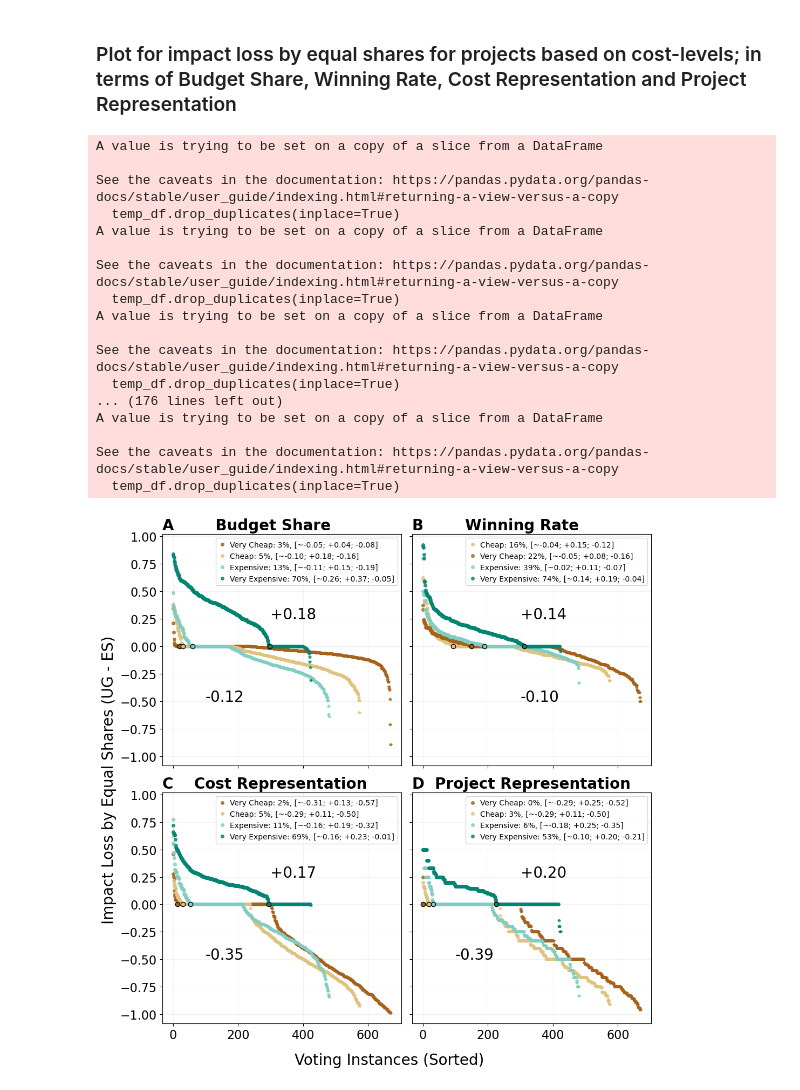
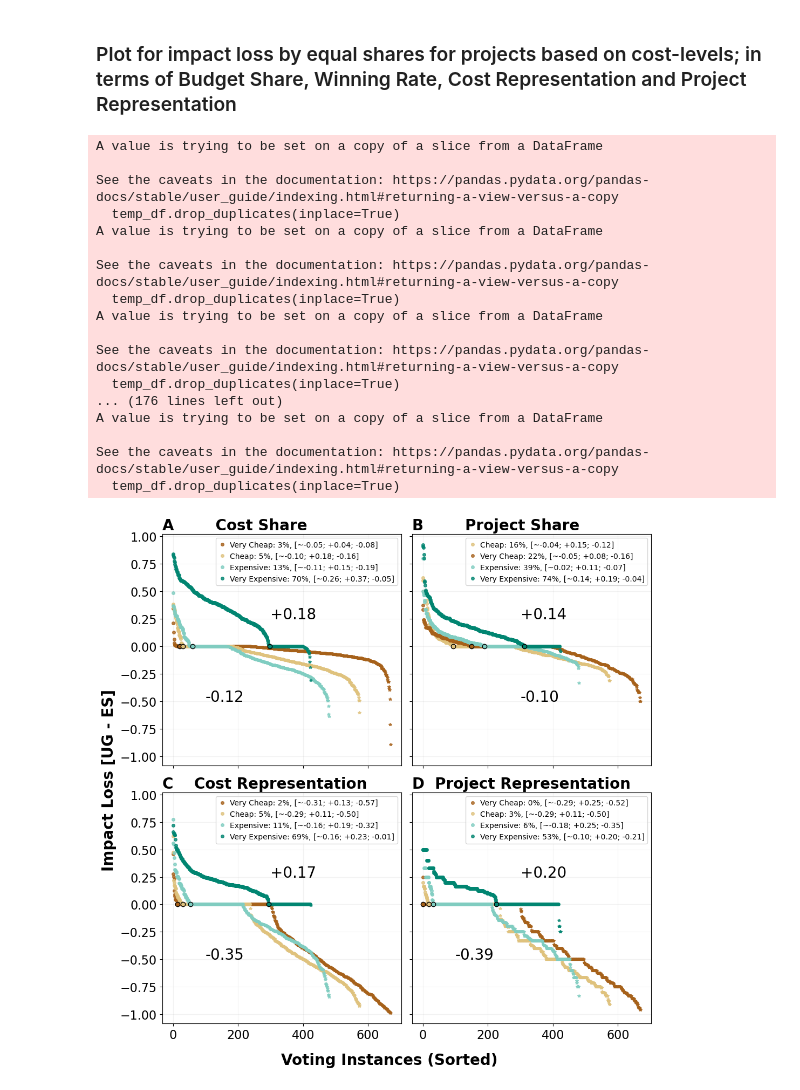
Before and after one commit to TDI-Lab/Impact-Analysis-Participatory-Budgeting, a Jupyter notebook: notebooks/cost_levels_impact_performance.ipynb, the cells around one changed output. Cells and saved outputs as stored; diff of their text form; code cells hidden in the pictures.

Commit message:
REFACTOR: Label changes for graph

```diff
--- a/notebooks/cost_levels_impact_performance.ipynb
+++ b/notebooks/cost_levels_impact_performance.ipynb
@@ -478,7 +478,7 @@ axes[0][0].annotate(f'+{overall_bs_positive_avg:.2f}', xy=(0, 0), xytext=(300, 0
 axes[0][0].annotate(f'{overall_bs_negative_avg:.2f}', xy=(0, 0), xytext=(100, -0.5), fontsize=20)
 
 axes[0][0].legend(handlelength=1.0, handletextpad=0.5, fontsize=10)
-axes[0][0].set_title("A        Budget Share", loc="left", fontsize=20, fontdict={'fontweight': 'bold'})
+axes[0][0].set_title("A        Cost Share", loc="left", fontsize=20, fontdict={'fontweight': 'bold'})
 axes[0][0].grid(axis='both', which='major', color='gray', alpha=0.1)
 axes[0][0].tick_params(axis='both', labelsize=16)
 
@@ -592,7 +592,7 @@ axes[0][1].annotate(f'+{overall_wr_positive_avg:.2f}', xy=(0, 0), xytext=(300, 0
 axes[0][1].annotate(f'{overall_wr_negative_avg:.2f}', xy=(0, 0), xytext=(300, -0.5), fontsize=20)
 
 axes[0][1].legend(handlelength=1.0, handletextpad=0.5, fontsize=10)
-axes[0][1].set_title("B        Winning Rate", loc="left", fontsize=20, fontdict={'fontweight': 'bold'})
+axes[0][1].set_title("B        Project Share", loc="left", fontsize=20, fontdict={'fontweight': 'bold'})
 axes[0][1].grid(axis='both', which='major', color='gray', alpha=0.1)
 axes[0][1].tick_params(axis='both', labelsize=16)
 ## end of second plot
@@ -813,33 +813,33 @@ overall_pr_negative_avg = np.mean(overall_pr_negative)
 axes[1][1].annotate(f'+{overall_pr_positive_avg:.2f}', xy=(0, 0), xytext=(300, 0.25), fontsize=20)
 axes[1][1].annotate(f'{overall_pr_negative_avg:.2f}', xy=(0, 0), xytext=(100, -0.5), fontsize=20)
 
 axes[1][1].legend(handlelength=1.0, handletextpad=0.5, fontsize=10)
 axes[1][1].set_title("D  Project Representation", loc="left", fontsize=20, fontdict={'fontweight': 'bold'})
 axes[1][1].grid(axis='both', which='major', color='gray', alpha=0.1)
 axes[1][1].tick_params(axis='both', labelsize=16)
 ## end of fourth plot
 
-fig.text(0.5, -0.02, 'Voting Instances (Sorted)', fontsize=20, ha='center', va='center')
-fig.text(-0.02, 0.5, 'Impact Loss by Equal Shares (UG - ES)', ha='center', va='center', rotation='vertical', fontsize=20)
+fig.text(0.5, -0.02, 'Voting Instances (Sorted)', fontsize=20, ha='center', va='center', fontweight='bold')
+fig.text(-0.02, 0.5, 'Impact Loss [UG - ES]', ha='center', va='center', rotation='vertical', fontsize=20, fontweight='bold')
 
 plt.tight_layout()
 plt.show()
 # %% [output]
 A value is trying to be set on a copy of a slice from a DataFrame
 
 See the caveats in the documentation: https://pandas.pydata.org/pandas-docs/stable/user_guide/indexing.html#returning-a-view-versus-a-copy
   temp_df.drop_duplicates(inplace=True)
 A value is trying to be set on a copy of a slice from a DataFrame
 
 See the caveats in the documentation: https://pandas.pydata.org/pandas-docs/stable/user_guide/indexing.html#returning-a-view-versus-a-copy
   temp_df.drop_duplicates(inplace=True)
 A value is trying to be set on a copy of a slice from a DataFrame
 
 See the caveats in the documentation: https://pandas.pydata.org/pandas-docs/stable/user_guide/indexing.html#returning-a-view-versus-a-copy
   temp_df.drop_duplicates(inplace=True)
 ... (176 lines left out)
 A value is trying to be set on a copy of a slice from a DataFrame
 
 See the caveats in the documentation: https://pandas.pydata.org/pandas-docs/stable/user_guide/indexing.html#returning-a-view-versus-a-copy
   temp_df.drop_duplicates(inplace=True)
-[figure, old version]
+[figure, new version]
```
Also changed, not shown: 1 other file.
